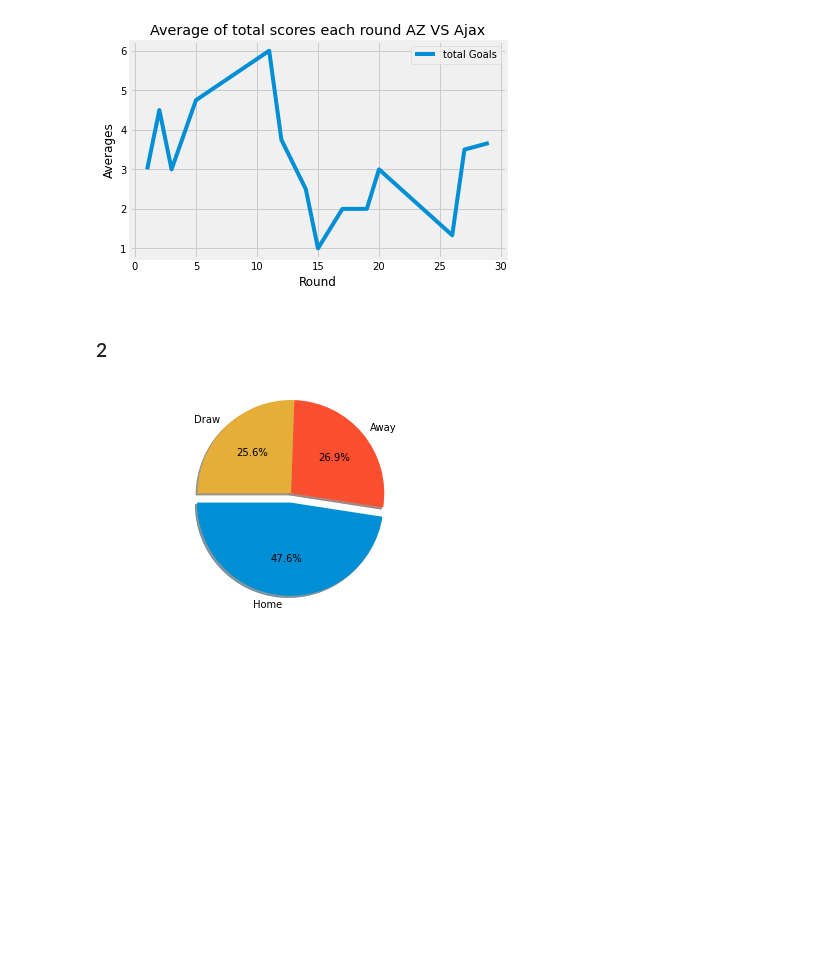
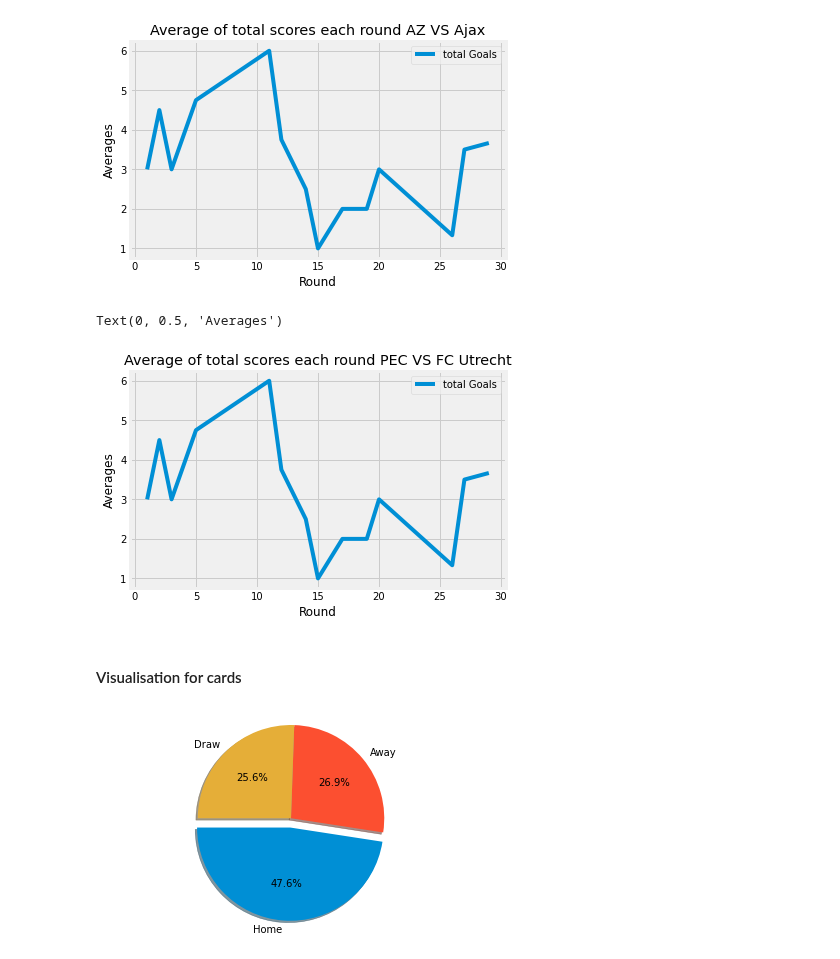
Before and after one commit to mohammedaljader/Football_Predictions_ML, a Jupyter notebook: final_notebook.ipynb, the cells around one changed output. Drawn from its saved outputs; the diff is of its cells as text; code cells hidden in the pictures; blank space fills up the shorter version.

```diff
--- a/final_notebook.ipynb
+++ b/final_notebook.ipynb
@@ -542,8 +550,25 @@ plt.ylabel("Averages")
 # %% [output]
 Text(0, 0.5, 'Averages')
 [figure]
-# %% [markdown]
-### 2
+# %%
+#PEC Zwolle Vs FC Utrecht in Zwolle
+
+df_ZwolleVsUtrecht_filter_round = df_test_goals[(df_test_goals["round"] <= 34) &
+                                          (df_test_goals["home"] == "pec-zwolle") &
+                                          (df_test_goals["away"] == "fc-utrecht")]
+
+groubBy_AzVsAjax_totalGoals_EachRound = df_AzVsAjax_filter_round.groupby('round', as_index=False).agg(totalGoals = ('total_goals', 'mean'))
+
+plt.plot(groubBy_AzVsAjax_totalGoals_EachRound['round'], groubBy_AzVsAjax_totalGoals_EachRound['totalGoals'], label="total Goals")
+plt.legend()
+plt.title("Average of total scores each round PEC VS FC Utrecht")
+plt.xlabel("Round")
+plt.ylabel("Averages")
+# %% [output]
+Text(0, 0.5, 'Averages')
+[figure, added]
+# %% [markdown]
+#### Visualisation for cards
 # %%
 WinningHomeTeamFilter = df_matches[ (df_matches['home_score'] > df_matches['away_score'])]
 WinningAwayTeamFilter = df_matches[ (df_matches['home_score'] < df_matches['away_score'])]
```
Also changed, not shown: parts of 70 cells of this notebook.
